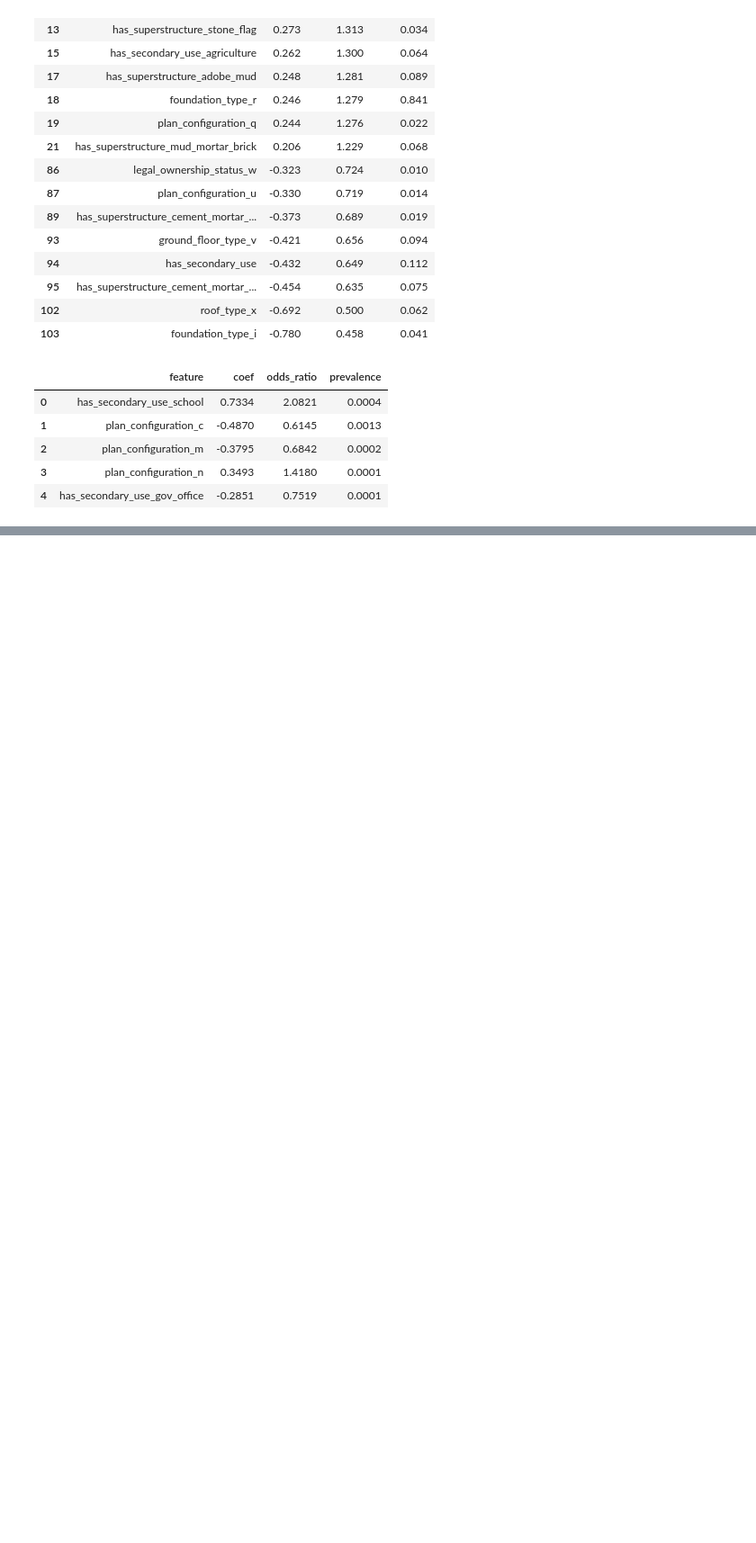
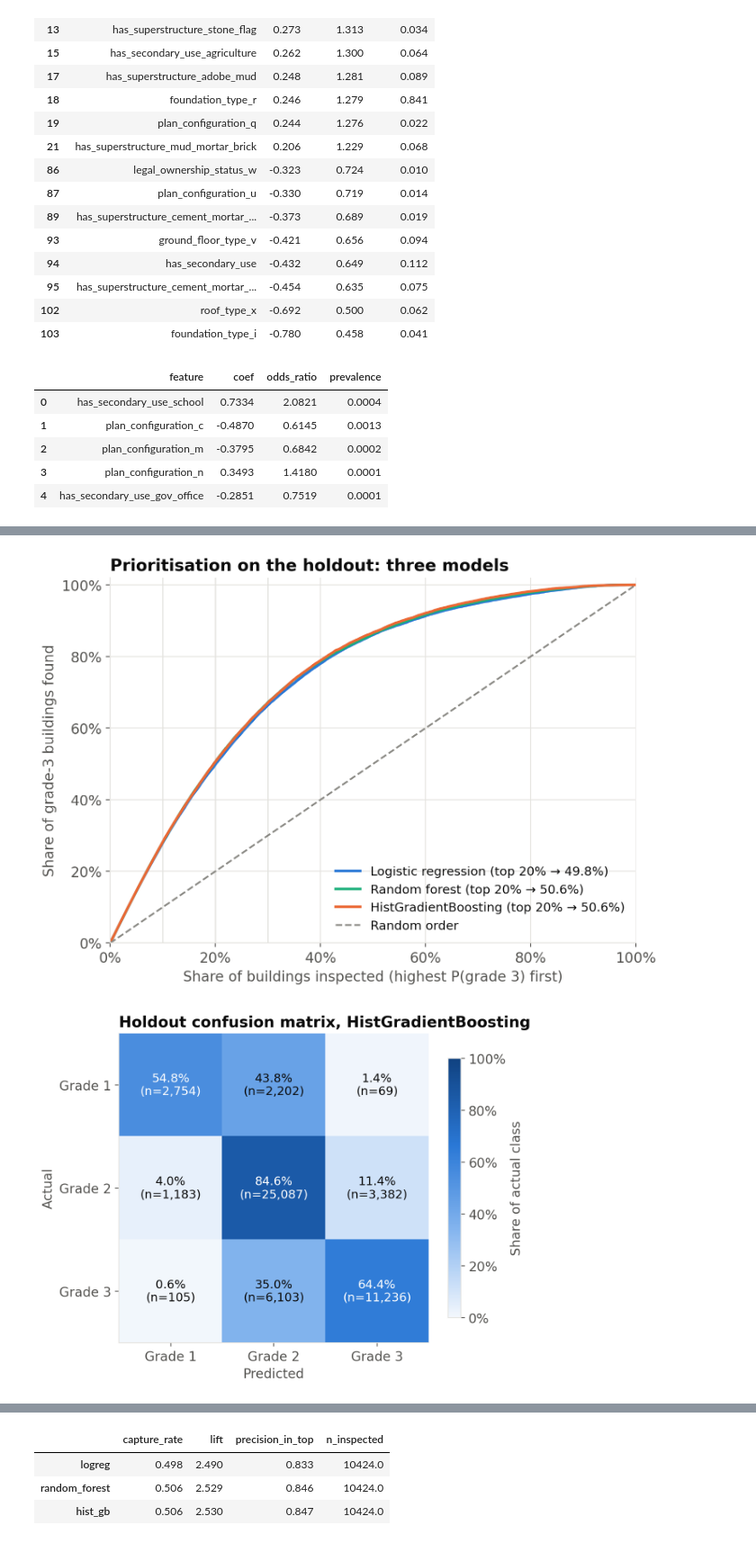
Before and after one commit to watersalamander/MH6810-Python-Project, a Jupyter notebook: notebooks/earthquake_damage.ipynb, the cells around one changed output, grey strips where cells are left out. Shown at 90% size. Saved outputs shown, nothing was run; the diff lists cells and outputs as text; code cells hidden in the pictures; blank space fills up the shorter version.

```diff
--- a/notebooks/earthquake_damage.ipynb
+++ b/notebooks/earthquake_damage.ipynb
@@ -388,7 +391,7 @@ The grid is log-spaced from 0.01 to 100 and scored by micro-F1. A custom scorer
 # %%
 C_GRID = [0.01, 0.03, 0.1, 0.3, 1, 3, 10, 30, 100]
 grid = GridSearchCV(make_model(best_cfg), {"clf__C": C_GRID}, cv=cv_splitter(),
-                    scoring={"f1_micro": "f1_micro", "f1_macro": "f1_macro", "n_iter": n_iter_scorer},
+                    scoring={**SCORING, "n_iter": n_iter_scorer},
                     refit="f1_micro", n_jobs=N_JOBS, error_score="raise")
 t = time.time()
 grid.fit(X_tr, y_tr)          # refit of the best C happens in this process -> warnings are errors
@@ -548,0 +702,11 @@ pd.DataFrame(results["coefficients"]["excluded_rare_top"]).round(4)
+# %%
+display(Image(plots.plot_capture_comparison(curves), width=700))
+fm = models[final_key]["holdout"]
+display(Image(plots.plot_confusion(fm["confusion_matrix_normalised"], fm["confusion_matrix"],
+                                   name="fig15_confusion_final",
+                                   title=f"Holdout confusion matrix, {models[final_key]['label']}"), width=560))
+display(Image(plots.plot_importance({k: models[k]["importance"] for k in order}, top=12, order_by=final_key), width=850))
+pd.DataFrame({k: models[k]["prioritisation"]["at_fraction"]["20"] for k in order}).T.round(3)
+# %% [output]
+[figure, added]
+[figure, added]
@@ -548,0 +714,4 @@ pd.DataFrame(results["coefficients"]["excluded_rare_top"]).round(4)
+|  | capture_rate | lift | precision_in_top | n_inspected |
+| logreg | 0.498 | 2.490 | 0.833 | 10424.0 |
+| random_forest | 0.506 | 2.529 | 0.846 | 10424.0 |
+| hist_gb | 0.506 | 2.530 | 0.847 | 10424.0 |
```
Also changed, not shown: parts of 25 cells of this notebook, 22 other files.
